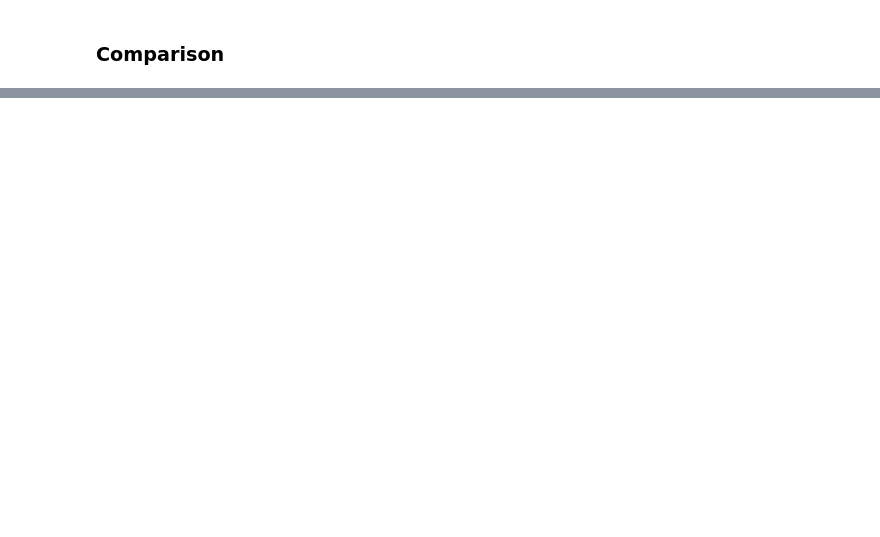
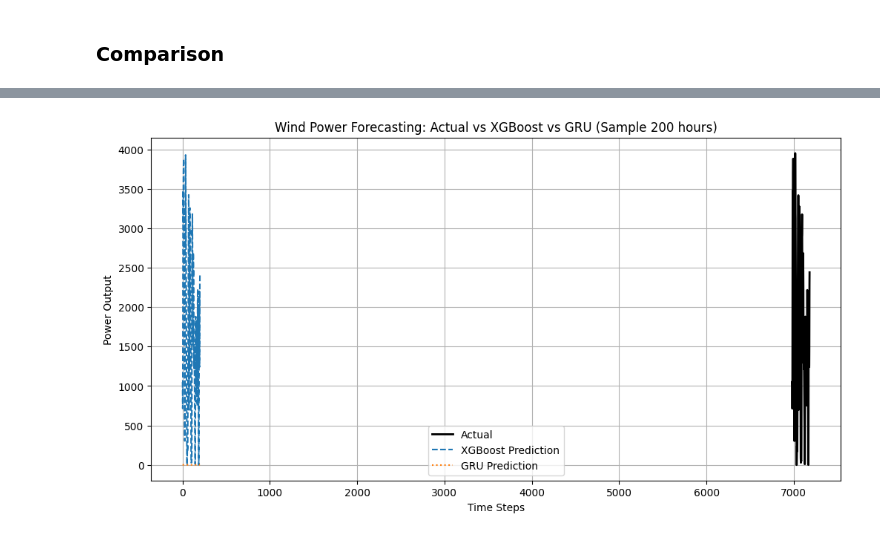
Before and after one commit to Zuhair0000/FYP-Research, a Jupyter notebook: FYP_research.ipynb, the cells around one changed output, grey strips where cells are left out. Cells and saved outputs as stored; diff of their text form; code cells hidden in the pictures; blank space fills up the shorter version.

```diff
--- a/FYP_research.ipynb
+++ b/FYP_research.ipynb
@@ -730,6 +718,8 @@ ValueError: Feature shape mismatch, expected: 4, got 24
 # %%
 # Wind: XGBoost vs GRU
-preds_ml_wind = xgb_wind.predict(X_test_wind)
-preds_dl_wind = gru_wind.predict(X_test_wind.reshape(X_test_wind.shape[0], X_test_wind.shape[1], 1)).flatten()
+preds_ml_wind = xgb_wind.predict(X_test_wind_ml)
+preds_dl_wind = gru_wind.predict(X_test_wind_dl).flatten()
 
-plot_comparison(y_test_wind, preds_ml_wind, preds_dl_wind, target="Wind", model_ml="XGBoost", model_dl="GRU")
+plot_comparison(y_test_wind_ml, preds_ml_wind, preds_dl_wind,
+                target="Wind", model_ml="XGBoost", model_dl="GRU")
+# %% [output]
@@ -735,0 +727 @@ plot_comparison(y_test_wind, preds_ml_wind, preds_dl_wind, target="Wind", model_
+[figure, added]
```
Also changed, not shown: parts of 22 cells of this notebook.
